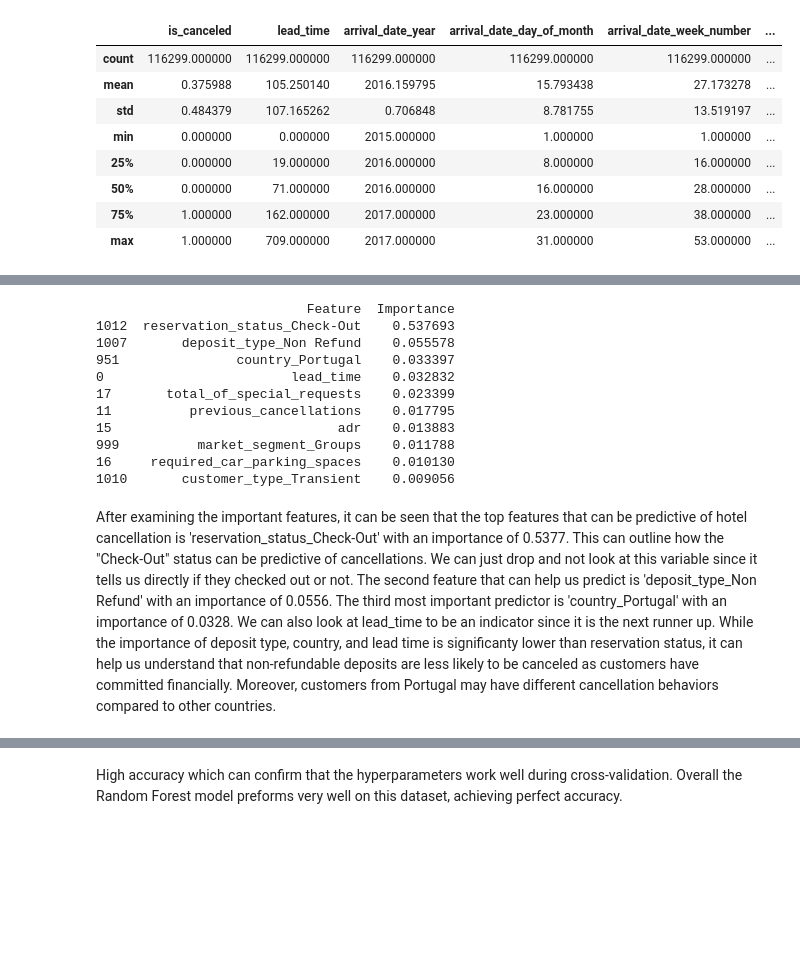
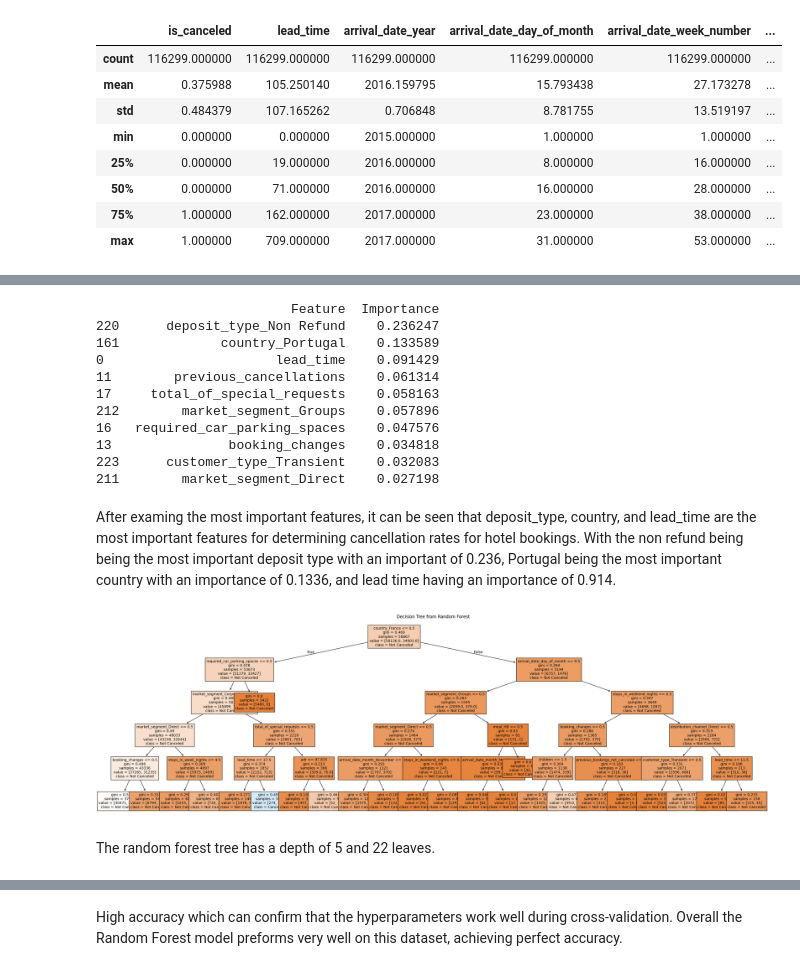
Before and after one commit to chaizhang/hotel_booking_cancellations, a Jupyter notebook: results/Random_Forest.ipynb, the cells around one changed output, grey strips where cells are left out. Saved outputs shown, nothing was run; the diff lists cells and outputs as text; code cells hidden in the pictures; blank space fills up the shorter version.

```diff
--- a/results/Random_Forest.ipynb
+++ b/results/Random_Forest.ipynb
@@ -83,27 +103,46 @@ X_test = pd.get_dummies(X_test, columns=categorical_columns, drop_first=True)
 
 X_train, X_test = X_train.align(X_test, join='left', axis=1, fill_value=0)
 # %%
-rf_model = RandomForestClassifier(n_estimators=100, max_depth=None, random_state=42)
-
+rf_model = RandomForestClassifier(random_state=42, max_depth=5, n_estimators=100)
 rf_model.fit(X_train, y_train)
 
 feature_importances = pd.DataFrame({'Feature': X_train.columns, 'Importance': rf_model.feature_importances_})
 feature_importances.sort_values(by='Importance', ascending=False, inplace=True)
 print(feature_importances.head(10))
 # %% [output]
-                           Feature  Importance
-1012  reservation_status_Check-Out    0.537693
-1007       deposit_type_Non Refund    0.055578
-951               country_Portugal    0.033397
-0                        lead_time    0.032832
-17       total_of_special_requests    0.023399
-11          previous_cancellations    0.017795
-15                             adr    0.013883
-999          market_segment_Groups    0.011788
-16     required_car_parking_spaces    0.010130
-1010       customer_type_Transient    0.009056
+                         Feature  Importance
+220      deposit_type_Non Refund    0.236247
+161             country_Portugal    0.133589
+0                      lead_time    0.091429
+11        previous_cancellations    0.061314
+17     total_of_special_requests    0.058163
+212        market_segment_Groups    0.057896
+16   required_car_parking_spaces    0.047576
+13               booking_changes    0.034818
+223      customer_type_Transient    0.032083
+211        market_segment_Direct    0.027198
-# %% [markdown]
-After examining the important features, it can be seen that the top features that can be predictive of hotel cancellation is 'reservation_status_Check-Out' with an importance of 0.5377. This can outline how the "Check-Out" status can be predictive of cancellations. We can just drop and not look at this variable since it tells us directly if they checked out or not. The second feature that can help us predict is 'deposit_type_Non Refund' with an importance of 0.0556. The third most important predictor is 'country_Portugal' with an importance of 0.0328. We can also look at lead_time to be an indicator since it is the next runner up. While the importance of deposit type, country, and lead time is significanty lower than reservation status, it can help us understand that non-refundable deposits are less likely to be canceled as customers have committed financially. Moreover, customers from Portugal may have different cancellation behaviors compared to other countries.
+# %% [markdown]
+After examing the most important features, it can be seen that deposit_type, country, and lead_time are the most important features for determining cancellation rates for hotel bookings. With the non refund being being the most important deposit type with an important of 0.236, Portugal being the most important country with an importance of 0.1336, and lead time having an importance of 0.914.
+# %%
+from sklearn.tree import plot_tree
+import matplotlib.pyplot as plt
+
+plt.figure(figsize=(33, 10))
+feature_names = list(X.columns)
+
+plot_tree(
+    rf_model.estimators_[0],
+    class_names=["Not Canceled", "Canceled"],
+    feature_names=feature_names,
+    filled=True,
+    fontsize=10
+)
+plt.title("Decision Tree from Random Forest")
+plt.show()
+# %% [output]
+[figure, added]
+# %% [markdown]
+The random forest tree has a depth of 5 and 22 leaves.
 # %%
 y_pred = rf_model.predict(X_test)
 
```
Also changed, not shown: parts of 12 cells of this notebook.
